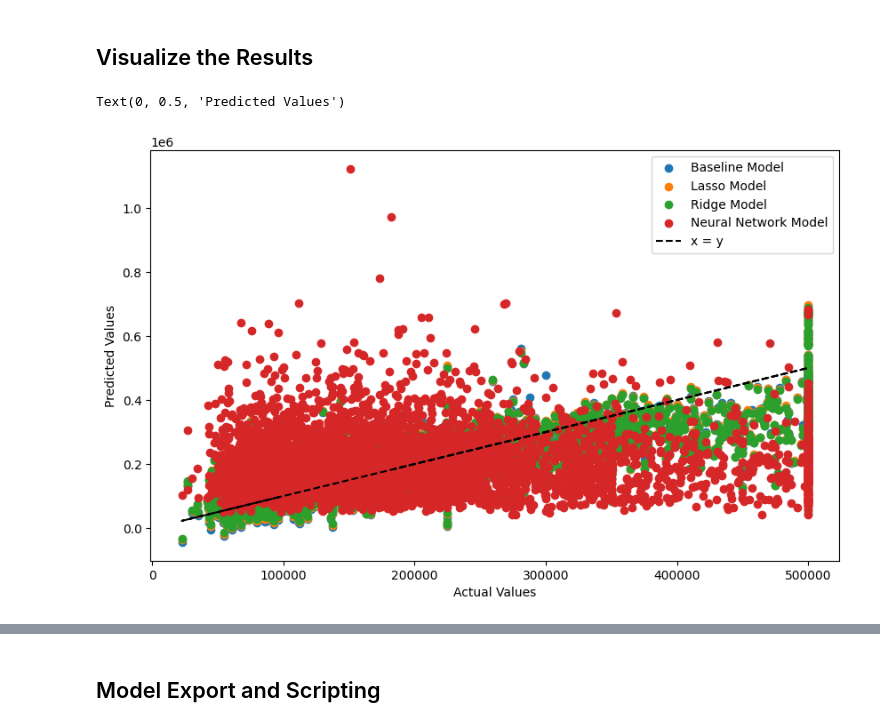
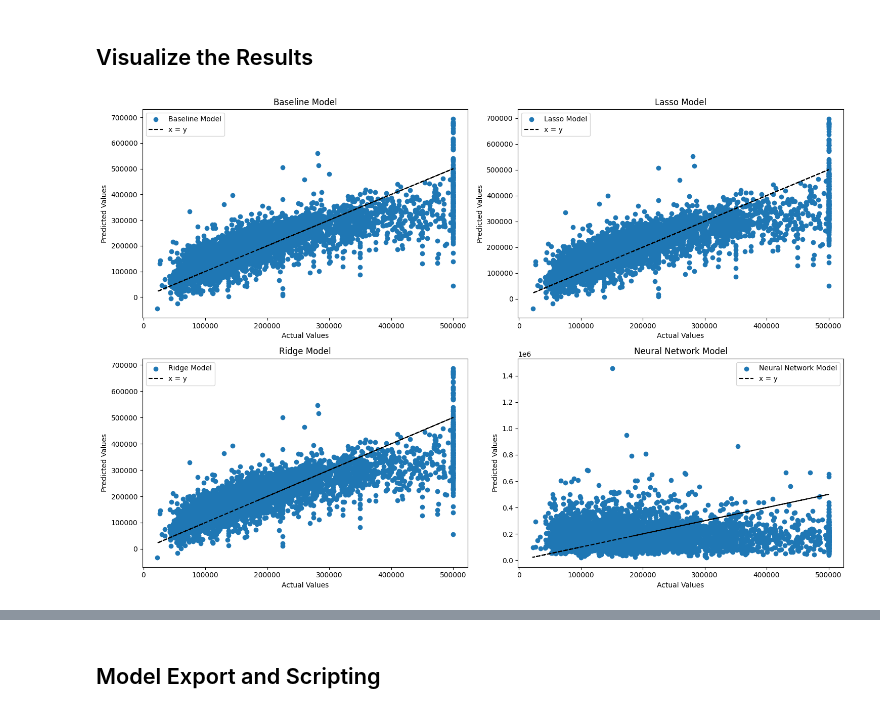
Before and after one commit to nebellleben/capstone-california-housing, a Jupyter notebook: project.ipynb, the cells around one changed output, grey strips where cells are left out. Cells and saved outputs as stored; diff of their text form; code cells hidden in the pictures.

```diff
--- a/project.ipynb
+++ b/project.ipynb
@@ -270,21 +270,21 @@ else:
 # Use gradient clipping to prevent NaN
 optimizer = Adam(clipnorm=1.0)
 
-model = Sequential()
-model.add(Dense(64, input_dim=X_train_dense.shape[1], activation='relu'))
-model.add(Dense(32, activation='relu'))
-model.add(Dense(1))
-model.compile(optimizer=optimizer, loss='mean_squared_error', metrics=[keras.metrics.RootMeanSquaredError()])
-model.fit(X_train_dense, y_train, epochs=50, batch_size=32, validation_data=(X_val_dense, y_val))
-test_results = model.evaluate(X_test_dense, y_test, verbose=0)
-nn_predictions = model.predict(X_test_dense, verbose=0)
+nn_model = Sequential()
+nn_model.add(Dense(64, input_dim=X_train_dense.shape[1], activation='relu'))
+nn_model.add(Dense(32, activation='relu'))
+nn_model.add(Dense(1))
+nn_model.compile(optimizer=optimizer, loss='mean_squared_error', metrics=[keras.metrics.RootMeanSquaredError()])
+nn_model.fit(X_train_dense, y_train, epochs=50, batch_size=32, validation_data=(X_val_dense, y_val))
+test_results = nn_model.evaluate(X_test_dense, y_test, verbose=0)
+nn_predictions = nn_model.predict(X_test_dense, verbose=0)
 # Flatten predictions to 1D array
 nn_predictions = nn_predictions.flatten()
 # Check for NaN and calculate RMSE
 if np.isnan(nn_predictions).any() or np.isnan(test_results).any():
     print("Warning: Model produced NaN. Using validation set for evaluation.")
-    val_results = model.evaluate(X_val_dense, y_val, verbose=0)
-    nn_predictions_val = model.predict(X_val_dense, verbose=0).flatten()
+    val_results = nn_model.evaluate(X_val_dense, y_val, verbose=0)
+    nn_predictions_val = nn_model.predict(X_val_dense, verbose=0).flatten()
     nn_rmse = np.sqrt(mean_squared_error(y_val, nn_predictions_val))
     print(f"Neural Network Model Validation RMSE: {nn_rmse:.2f}")
 else:
@@ -312,19 +312,47 @@ Neural Network Model Test RMSE: 72564.19
 # %% [markdown]
 ## Visualize the Results
 # %%
-# Plot the predictions of each of the above models
-plt.figure(figsize=(10, 6))
-plt.scatter(y_val, baseline_predictions, label='Baseline Model')
-plt.scatter(y_val, lasso_predictions, label='Lasso Model')
-plt.scatter(y_val, ridge_predictions, label='Ridge Model')
-plt.scatter(y_val, nn_predictions, label='Neural Network Model')
-plt.plot(y_val, y_val, color='black', linestyle='--', label='x = y')
-plt.legend()
-plt.xlabel('Actual Values')
-plt.ylabel('Predicted Values')
+# Plot the predictions of each of the above models in separate subplots
+
+# Create subplots for each model
+fig, axes = plt.subplots(2, 2, figsize=(15, 10))
+
+# Baseline Model
+axes[0, 0].scatter(y_val, baseline_predictions, label='Baseline Model')
+axes[0, 0].plot(y_val, y_val, color='black', linestyle='--', label='x = y')
+axes[0, 0].set_title('Baseline Model')
+axes[0, 0].set_xlabel('Actual Values')
+axes[0, 0].set_ylabel('Predicted Values')
+axes[0, 0].legend()
+
+# Lasso Model
+axes[0, 1].scatter(y_val, lasso_predictions, label='Lasso Model')
+axes[0, 1].plot(y_val, y_val, color='black', linestyle='--', label='x = y')
+axes[0, 1].set_title('Lasso Model')
+axes[0, 1].set_xlabel('Actual Values')
+axes[0, 1].set_ylabel('Predicted Values')
+axes[0, 1].legend()
+
+# Ridge Model
+axes[1, 0].scatter(y_val, ridge_predictions, label='Ridge Model')
+axes[1, 0].plot(y_val, y_val, color='black', linestyle='--', label='x = y')
+axes[1, 0].set_title('Ridge Model')
+axes[1, 0].set_xlabel('Actual Values')
+axes[1, 0].set_ylabel('Predicted Values')
+axes[1, 0].legend()
+
+# Neural Network Model
+axes[1, 1].scatter(y_val, nn_predictions, label='Neural Network Model')
+axes[1, 1].plot(y_val, y_val, color='black', linestyle='--', label='x = y')
+axes[1, 1].set_title('Neural Network Model')
+axes[1, 1].set_xlabel('Actual Values')
+axes[1, 1].set_ylabel('Predicted Values')
+axes[1, 1].legend()
+
+plt.tight_layout()
+plt.show()
 # %% [output]
-Text(0, 0.5, 'Predicted Values')
-[figure, old version]
+[figure, new version]
 # %%
 # Test the models with the test set
 baseline_predictions_test = baseline_model.predict(X_test)
```
Also changed, not shown: parts of 4 cells of this notebook, 12 other files.
